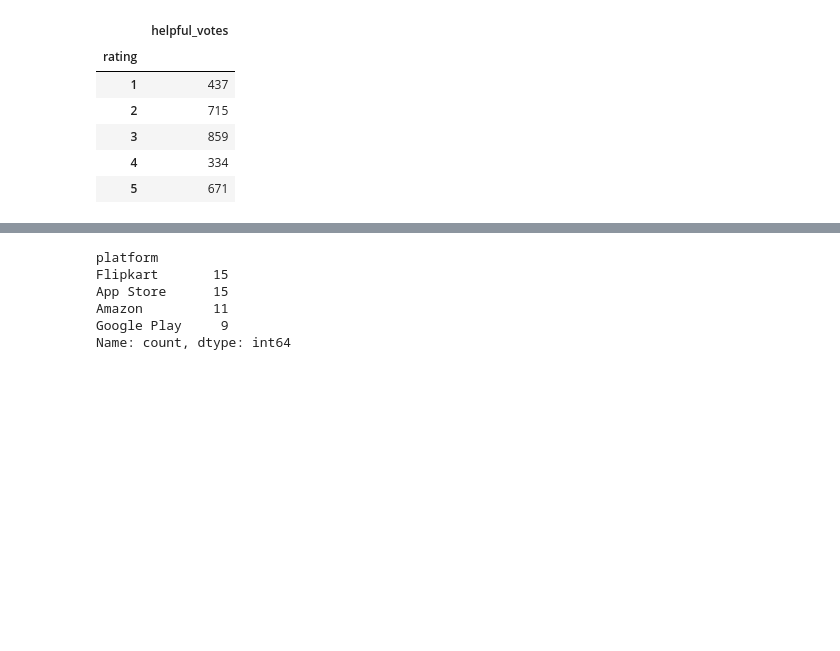
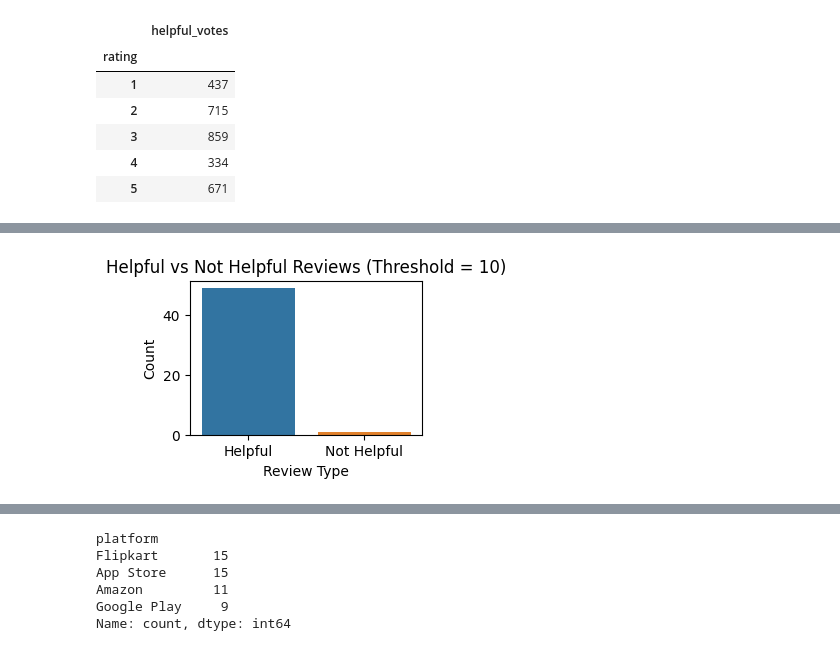
Before and after one commit to Banupriya-14/Project-5, a Jupyter notebook: NLP_Senti_Analysis.ipynb, the cells around one changed output, grey strips where cells are left out. Cells and saved outputs as stored; diff of their text form; code cells hidden in the pictures; blank space fills up the shorter version.

```diff
--- a/NLP_Senti_Analysis.ipynb
+++ b/NLP_Senti_Analysis.ipynb
@@ -156,0 +194,10 @@ df.groupby('rating').agg({'helpful_votes': 'sum'})
+# %%
+# helpful_voting - bar chart
+plt.figure(figsize=(3,2))
+sns.countplot(data=df, x='helpful_flag', hue='helpful_flag')
+plt.title("Helpful vs Not Helpful Reviews (Threshold = 10)")
+plt.ylabel("Count")
+plt.xlabel("Review Type")
+plt.show()
+# %% [output]
+[figure, added]
```
Also changed, not shown: parts of 39 cells of this notebook, 6 other files.
